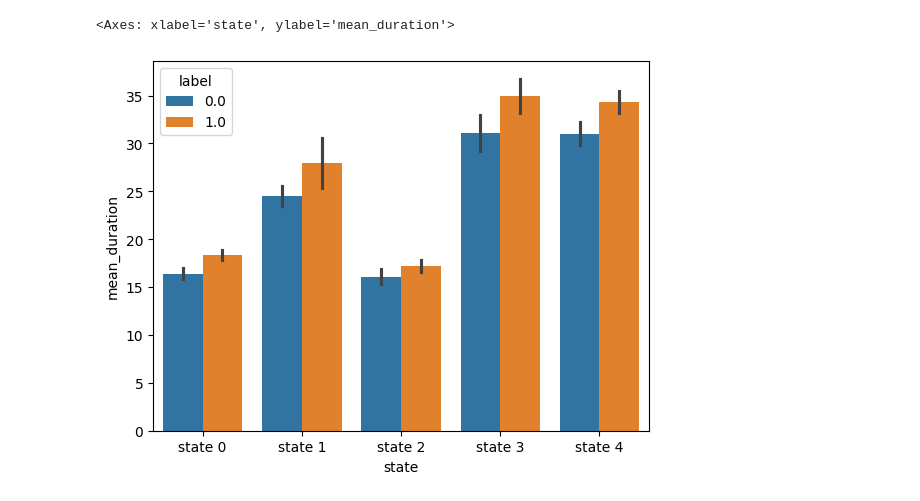
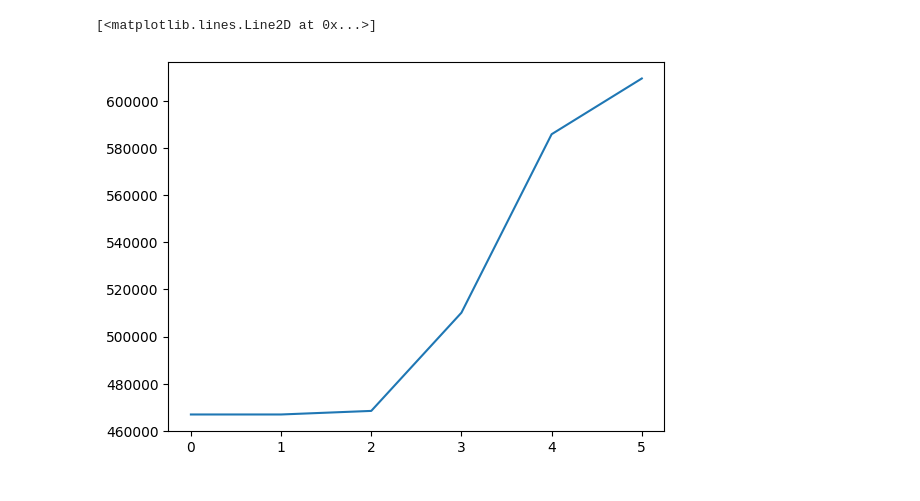
Before and after one commit to Mschaid/transphorm, a Jupyter notebook: notebooks/model_dev/arhmm_fp.ipynb, the cells around one changed output. Cells and saved outputs as stored; diff of their text form; code cells hidden in the pictures.

```diff
--- a/notebooks/model_dev/arhmm_fp.ipynb
+++ b/notebooks/model_dev/arhmm_fp.ipynb
@@ -22,6 +26,8 @@ from transphorm.analyzers import ARHMMAnalyzer
 # %%
 path = "/Users/mds8301/Desktop/temp/dopamine_full_timeseries_array.pt"
 
-data = AADataLoader(path)
+data = AADataLoader(path, down_sample=False)
 data.load_data()
-data.prepare_data()
+data.prepare_data(low_pass=True, down_sample=True)
+
+data.x.shape
@@ -137,5 +35,0 @@ agg_data_df = aggregate_mean_data(labels, z_hat, 4)
-# %%
-sns.barplot(agg_data_df.to_pandas(), x='state', y='mean_duration', hue='label', errorbar='se')
-# %% [output]
-<Axes: xlabel='state', ylabel='mean_duration'>
-[figure, removed]
@@ -141,0 +40,7 @@ sns.barplot(agg_data_df.to_pandas(), x='state', y='mean_duration', hue='label',
+# %%
+model = ssm.HMM(K = 3, D = 1, M = 1, observations = 'ar')
+lls = model.fit(data.train, method='em', num_iters=5)
+plt.plot(lls)
+# %% [output]
+[<matplotlib.lines.Line2D at 0x...>]
+[figure, added]
```
Also changed, not shown: parts of 22 cells of this notebook, 1 other file.
